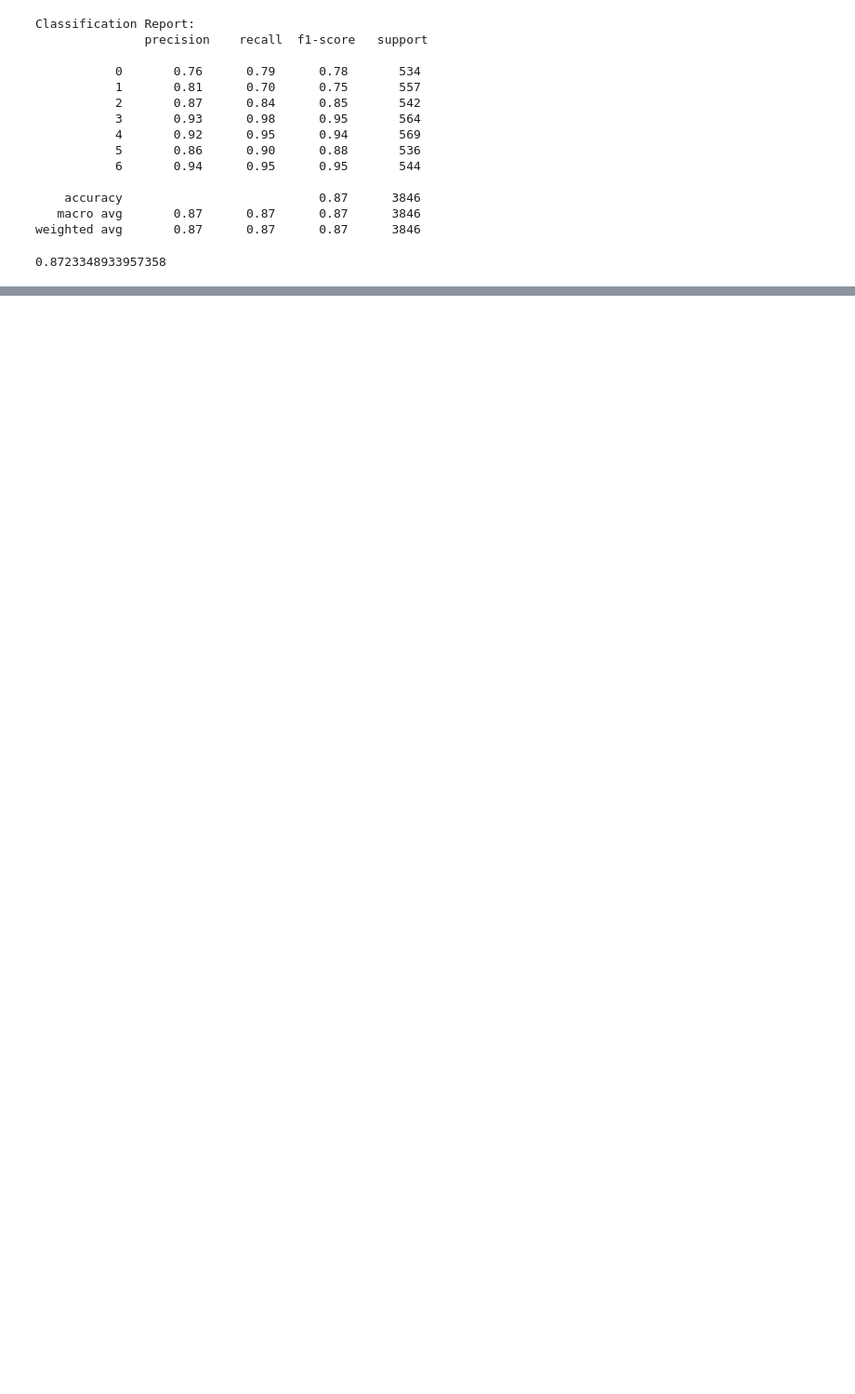
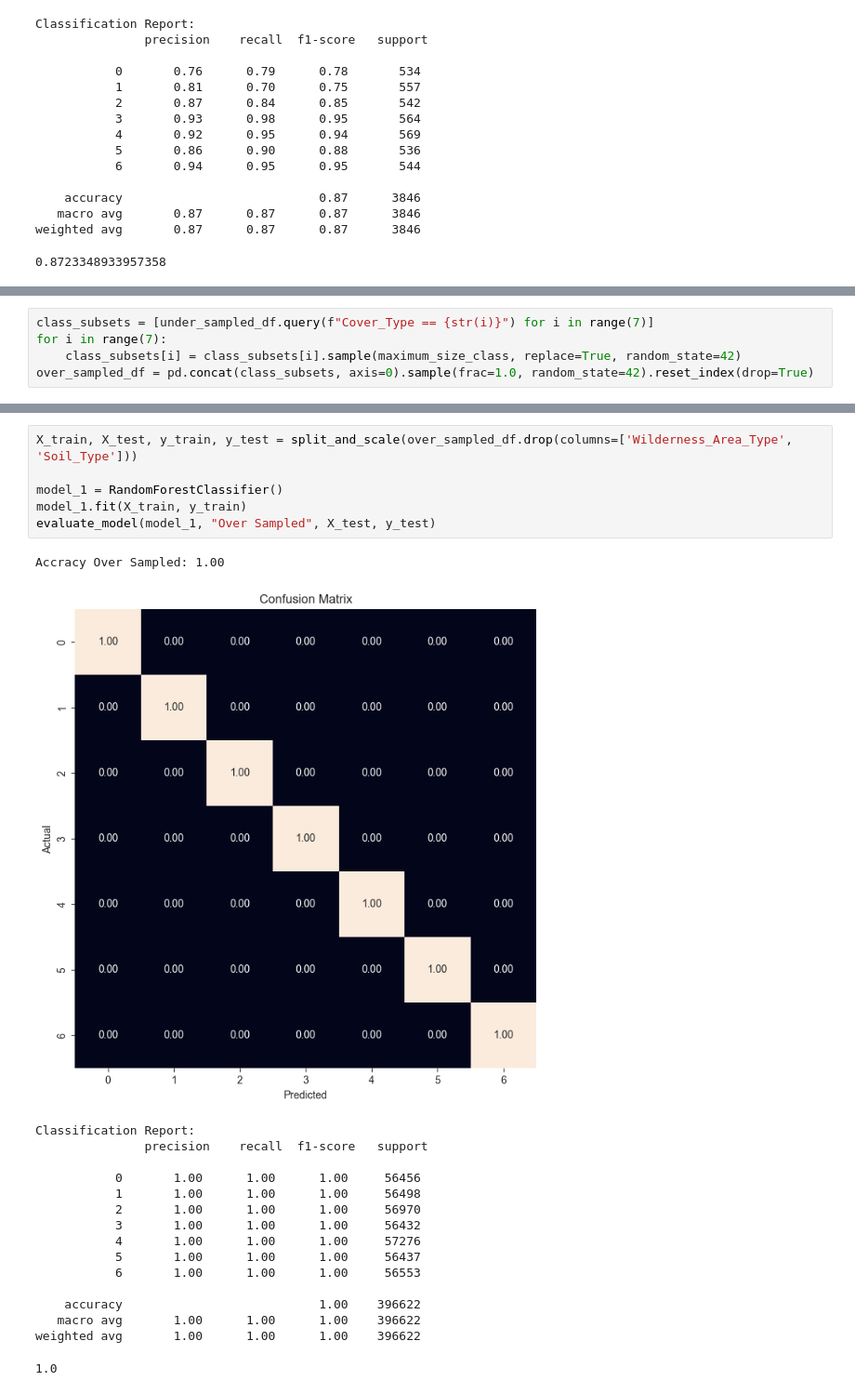
Before and after one commit to natek-1/Forest-Covertype, a Jupyter notebook: research/FE_and_Model_Training.ipynb, the cells around one changed output, grey strips where cells are left out. Shown at 93% size. Cells and saved outputs as stored; diff of their text form; blank space fills up the shorter version.

```diff
--- a/research/FE_and_Model_Training.ipynb
+++ b/research/FE_and_Model_Training.ipynb
@@ -364,0 +395,5 @@ weighted avg       0.87      0.87      0.87      3846
+# %%
+class_subsets = [under_sampled_df.query(f"Cover_Type == {str(i)}") for i in range(7)]
+for i in range(7):
+    class_subsets[i] = class_subsets[i].sample(maximum_size_class, replace=True, random_state=42)
+over_sampled_df = pd.concat(class_subsets, axis=0).sample(frac=1.0, random_state=42).reset_index(drop=True)
@@ -364,0 +412,24 @@ weighted avg       0.87      0.87      0.87      3846
+# %%
+X_train, X_test, y_train, y_test = split_and_scale(over_sampled_df.drop(columns=['Wilderness_Area_Type', 'Soil_Type']))
+
+model_1 = RandomForestClassifier()
+model_1.fit(X_train, y_train)
+evaluate_model(model_1, "Over Sampled", X_test, y_test)
+# %% [output]
+Accracy Over Sampled: 1.00
+[figure, added]
+Classification Report:
+               precision    recall  f1-score   support
+
+           0       1.00      1.00      1.00     56456
+           1       1.00      1.00      1.00     56498
+           2       1.00      1.00      1.00     56970
+           3       1.00      1.00      1.00     56432
+           4       1.00      1.00      1.00     57276
+           5       1.00      1.00      1.00     56437
+           6       1.00      1.00      1.00     56553
+
+    accuracy                           1.00    396622
+   macro avg       1.00      1.00      1.00    396622
+weighted avg       1.00      1.00      1.00    396622
+1.0
```
Also changed, not shown: parts of 13 cells of this notebook, 4 other files.
